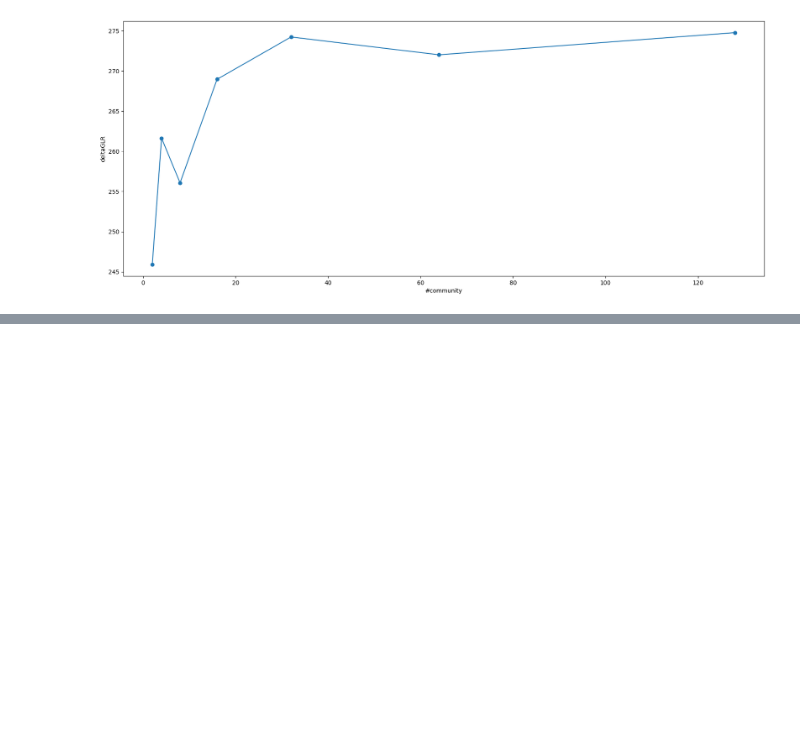
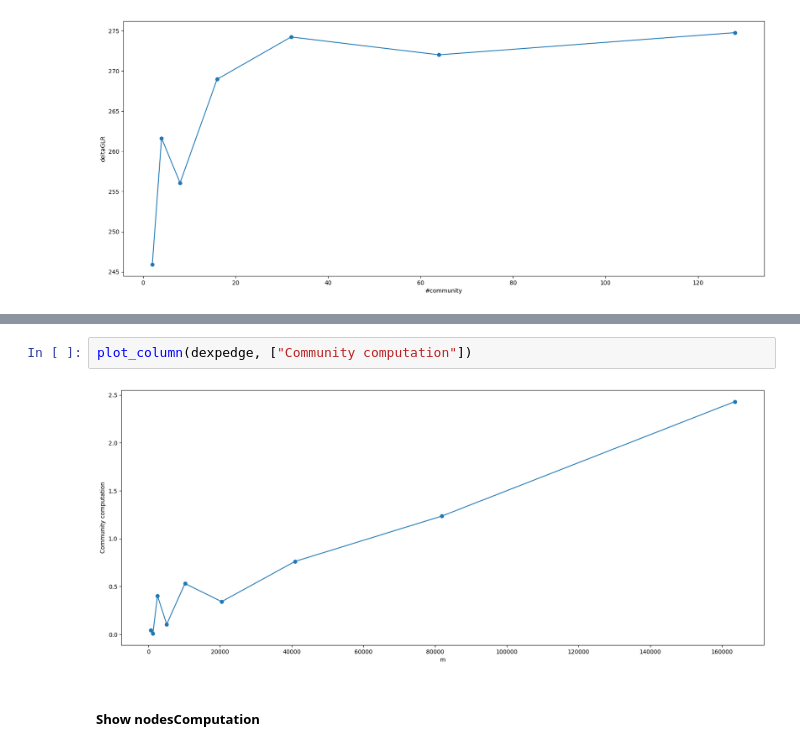
Before and after one commit to RobyBobby24/AlgorithmEngineering, a Jupyter notebook: analysis/double_experiment.ipynb, the cells around one changed output, grey strips where cells are left out. Cells and saved outputs as stored; diff of their text form; blank space fills up the shorter version.

```diff
--- a/analysis/double_experiment.ipynb
+++ b/analysis/double_experiment.ipynb
@@ -475,0 +515,6 @@ plot_column(dexpcommunity, ["deltaGLR"])
+# %%
+plot_column(dexpedge, ["Community computation"])
+# %% [output]
+[figure, added]
+# %% [markdown]
+##### Show nodesComputation
```
Also changed, not shown: parts of 18 cells of this notebook.
